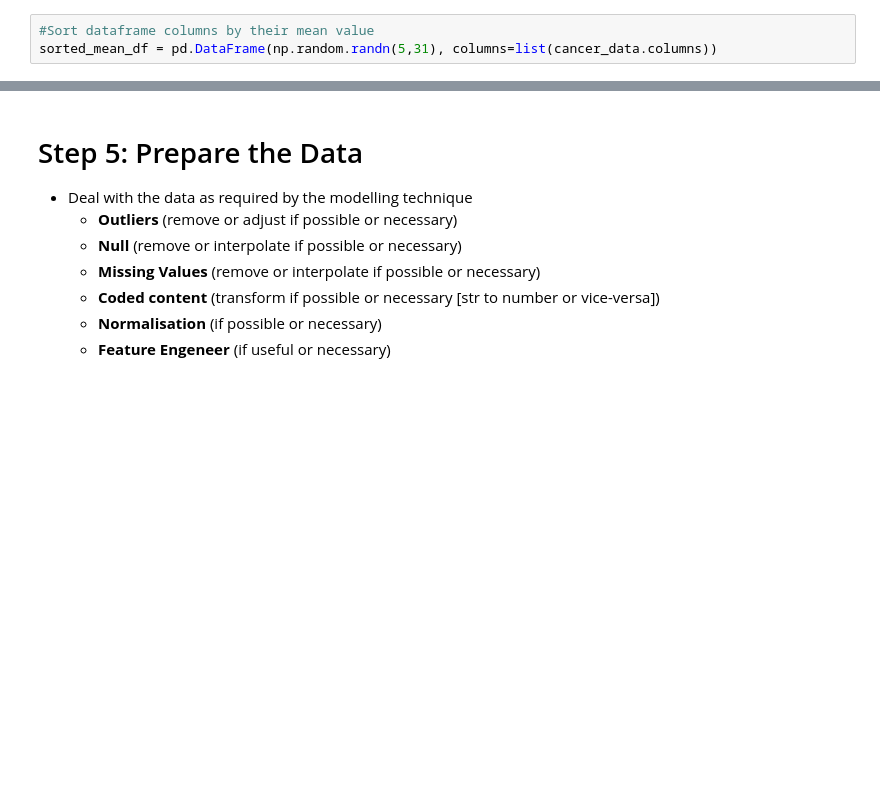
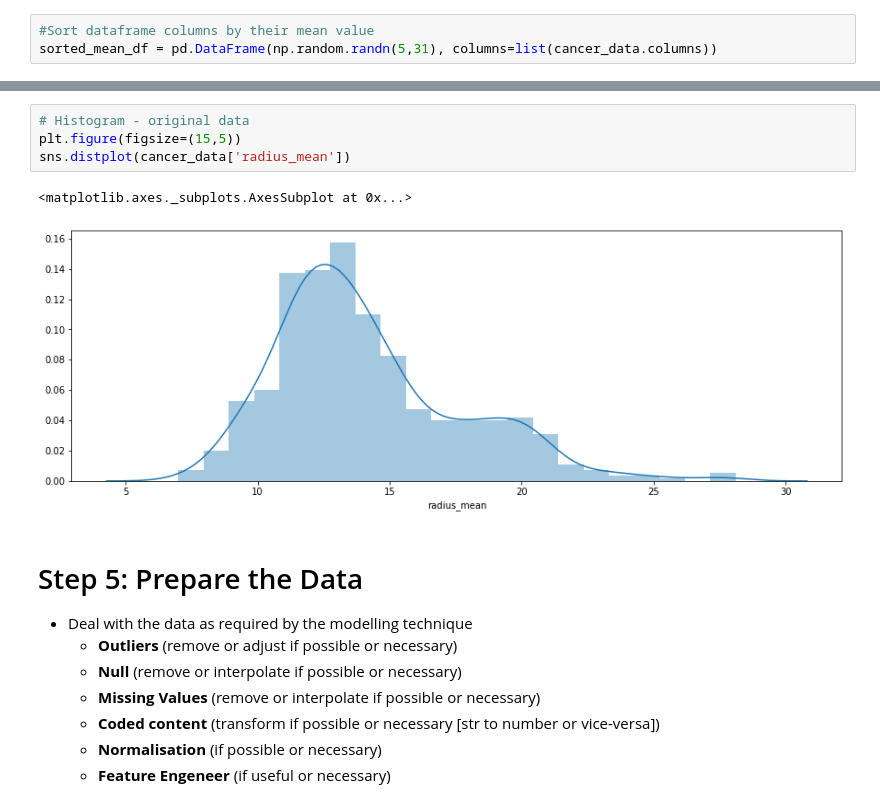
Before and after one commit to mikep67/mkp_code, a Jupyter notebook: Institute of Data Course/Module 8/IOD_Lab-8_2.ipynb, the cells around one changed output, grey strips where cells are left out. Cells and saved outputs as stored; diff of their text form; blank space fills up the shorter version.

```diff
--- a/Institute of Data Course/Module 8/IOD_Lab-8_2.ipynb
+++ b/Institute of Data Course/Module 8/IOD_Lab-8_2.ipynb
@@ -244,3 +260,10 @@ sns.boxplot(data= sorted_mean_df.drop(['diagnosis','texture_se','perimeter_se','
+# %%
+# Histogram - original data
+plt.figure(figsize=(15,5))
+sns.distplot(cancer_data['radius_mean'])
+# %% [output]
+<matplotlib.axes._subplots.AxesSubplot at 0x...>
+[figure, added]
 # %% [markdown]
 # Step 5: Prepare the Data
 - Deal with the data as required by the modelling technique
```
Also changed, not shown: parts of 13 cells of this notebook, 6 other files.
